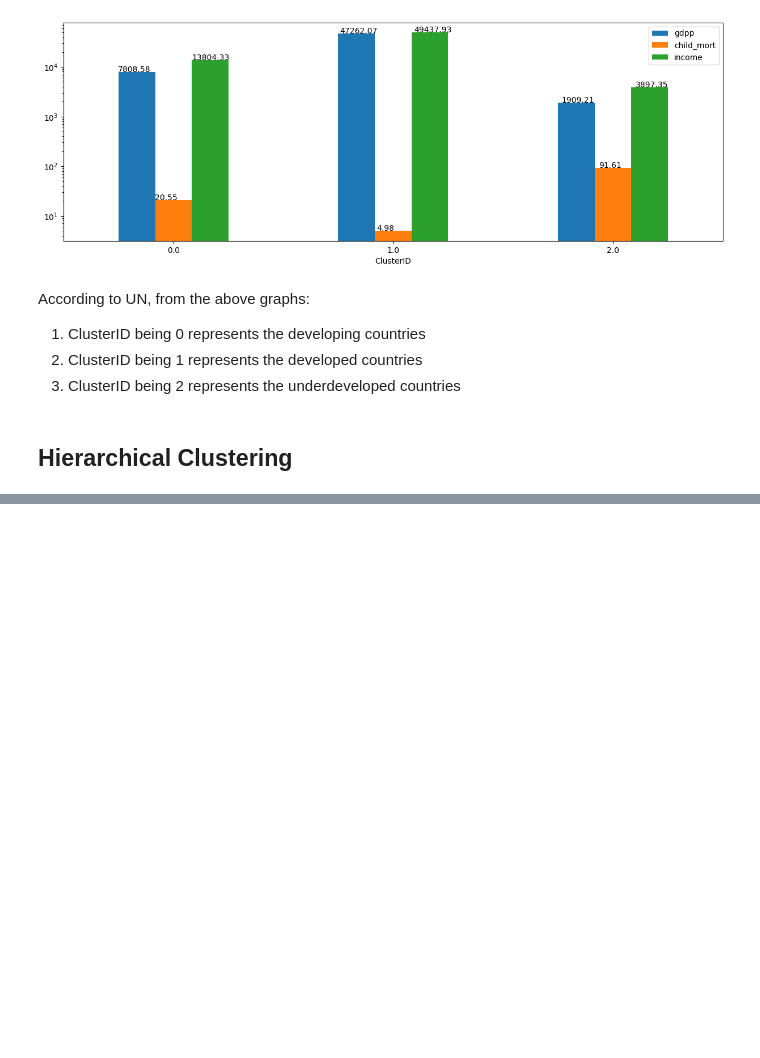
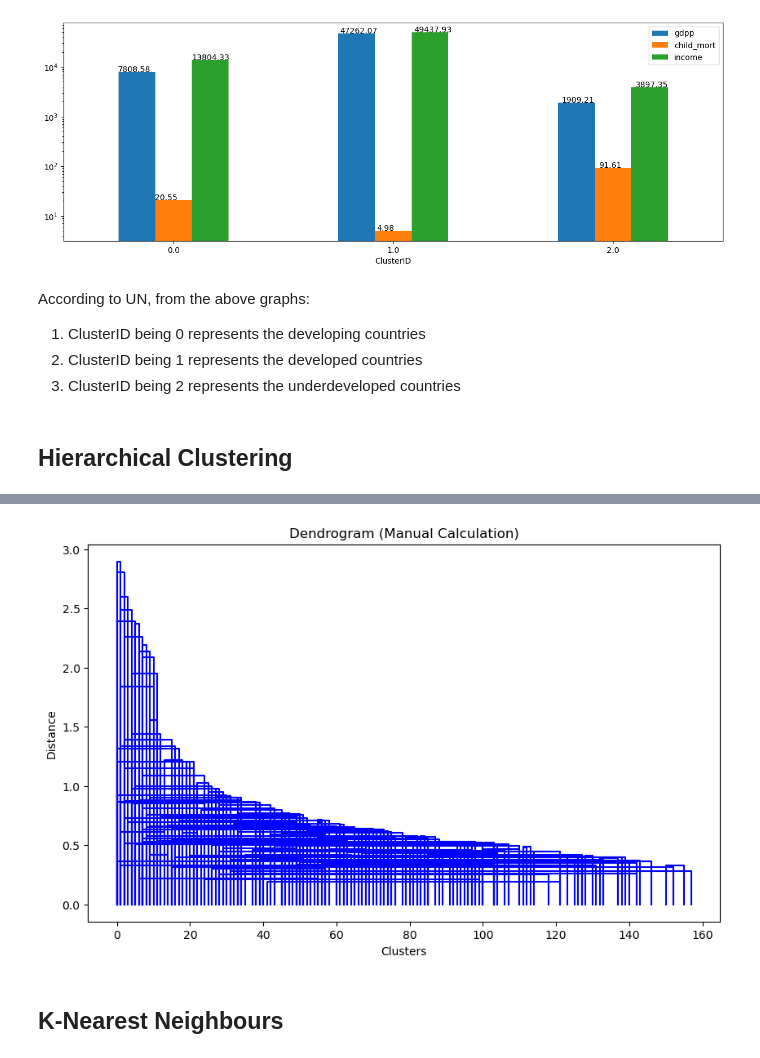
Before and after one commit to Sumay010306/GIT3-MRM, a Jupyter notebook: TASK-10.ipynb, the cells around one changed output, grey strips where cells are left out. Cells and saved outputs as stored; diff of their text form; code cells hidden in the pictures; blank space fills up the shorter version.

Commit message:
Performing KNN, KMeans and Hierarchical Clustering on the given dataset

```diff
--- a/TASK-10.ipynb
+++ b/TASK-10.ipynb
@@ -930,0 +1021,2 @@ According to UN, from the above graphs:
+# %%
+clusters=agglomerative_clustering(df, 3)
@@ -930,0 +1149,39 @@ According to UN, from the above graphs:
+# %%
+#Visualizing the Dendogram
+def plot_dendrogram_manual(data):
+    # Initialize clusters
+    clusters = [[i] for i in range(len(data))]
+    linkage_matrix = []
+    current_cluster = len(data)
+
+    distance_matrix = calculate_distance_matrix(data)
+
+    while len(clusters) > 1:
+        cluster_a, cluster_b = find_closest_clusters(distance_matrix)
+
+        # Calculate distance and merge clusters
+        distance = distance_matrix[cluster_a, cluster_b]
+        new_cluster = clusters[cluster_a] + clusters[cluster_b]
+        linkage_matrix.append([cluster_a, cluster_b, distance, len(new_cluster)])
+
+        clusters.append(new_cluster)
+        clusters.pop(max(cluster_a, cluster_b))
+        clusters.pop(min(cluster_a, cluster_b))
+
+        distance_matrix = update_distance_matrix(distance_matrix, cluster_a, cluster_b)
+
+    # Plot dendrogram
+    plt.figure(figsize=(10, 6))
+    for i, (c1, c2, dist, n_points) in enumerate(linkage_matrix):
+        plt.plot([c1, c1, c2, c2], [0, dist, dist, 0], c="b")
+
+    plt.title("Dendrogram (Manual Calculation)")
+    plt.xlabel("Clusters")
+    plt.ylabel("Distance")
+    plt.show()
+# %%
+plot_dendrogram_manual(df)
+# %% [output]
+[figure, added]
+# %% [markdown]
+## K-Nearest Neighbours
```
Also changed, not shown: parts of 37 cells of this notebook.
